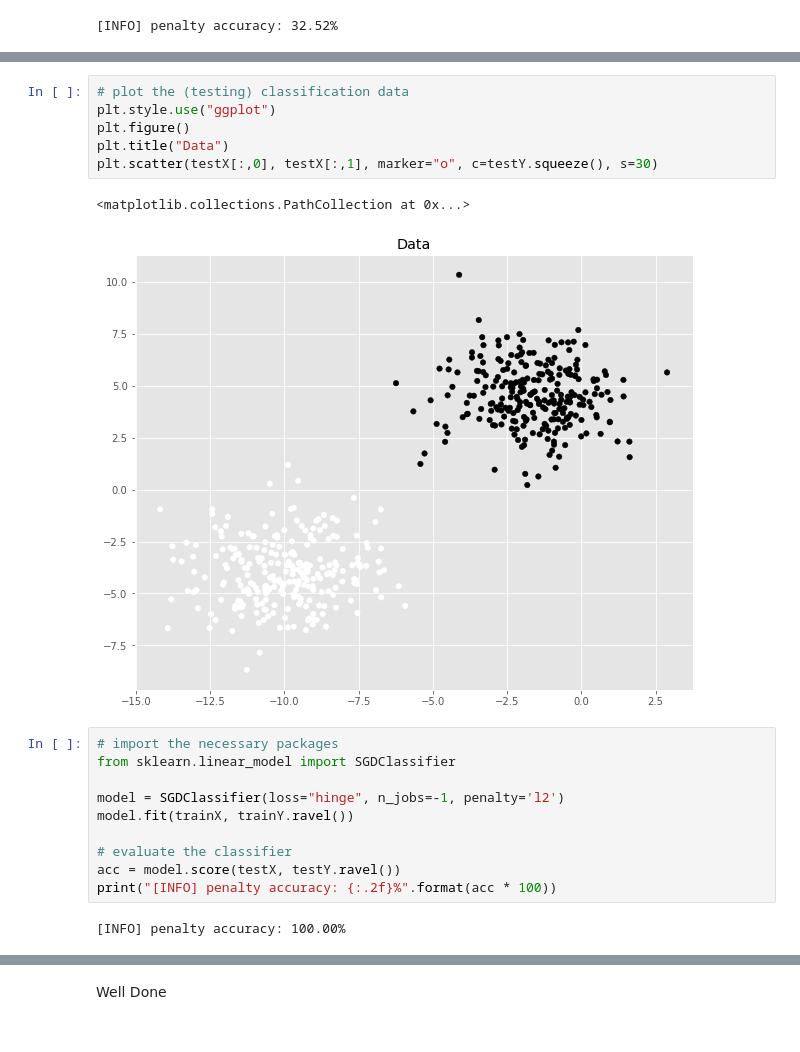
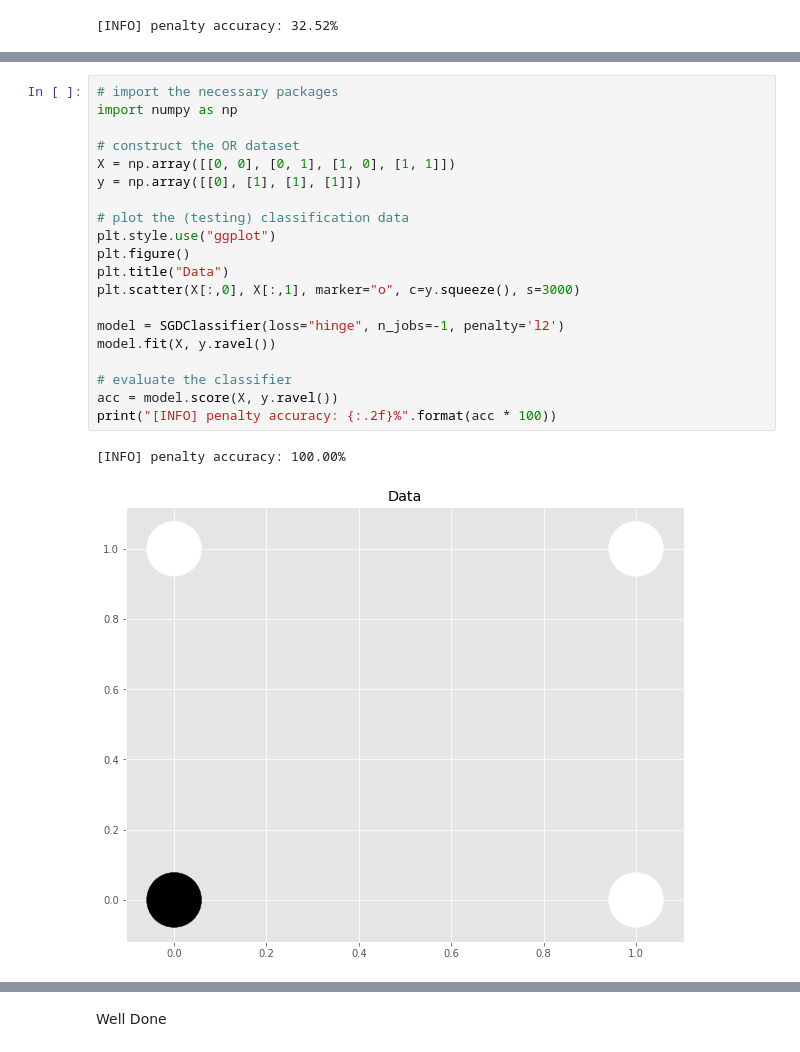
Before and after one commit to pedro-abundio-wang/computer-vision, a Jupyter notebook: notebooks/convolutional-neural-networks-for-visual-recognition/03_svm.ipynb, the cells around one changed output, grey strips where cells are left out. Saved outputs shown, nothing was run; the diff lists cells and outputs as text.

```diff
--- a/notebooks/convolutional-neural-networks-for-visual-recognition/03_svm.ipynb
+++ b/notebooks/convolutional-neural-networks-for-visual-recognition/03_svm.ipynb
@@ -444,21 +429,23 @@ X = np.hstack([X, np.ones((X.shape[0], 1))])
-# %%
-# plot the (testing) classification data
-plt.style.use("ggplot")
-plt.figure()
-plt.title("Data")
-plt.scatter(testX[:,0], testX[:,1], marker="o", c=testY.squeeze(), s=30)
-# %% [output]
-<matplotlib.collections.PathCollection at 0x...>
-[figure, removed]
 # %%
 # import the necessary packages
-from sklearn.linear_model import SGDClassifier
+import numpy as np
+
+# construct the OR dataset
+X = np.array([[0, 0], [0, 1], [1, 0], [1, 1]])
+y = np.array([[0], [1], [1], [1]])
+
+# plot the (testing) classification data
+plt.style.use("ggplot")
+plt.figure()
+plt.title("Data")
+plt.scatter(X[:,0], X[:,1], marker="o", c=y.squeeze(), s=3000)
 
 model = SGDClassifier(loss="hinge", n_jobs=-1, penalty='l2')
-model.fit(trainX, trainY.ravel())
+model.fit(X, y.ravel())
 
 # evaluate the classifier
-acc = model.score(testX, testY.ravel())
+acc = model.score(X, y.ravel())
 print("[INFO] penalty accuracy: {:.2f}%".format(acc * 100))
 # %% [output]
 [INFO] penalty accuracy: 100.00%
+[figure, added]
```
Also changed, not shown: parts of 7 cells of this notebook, 3 other files.
